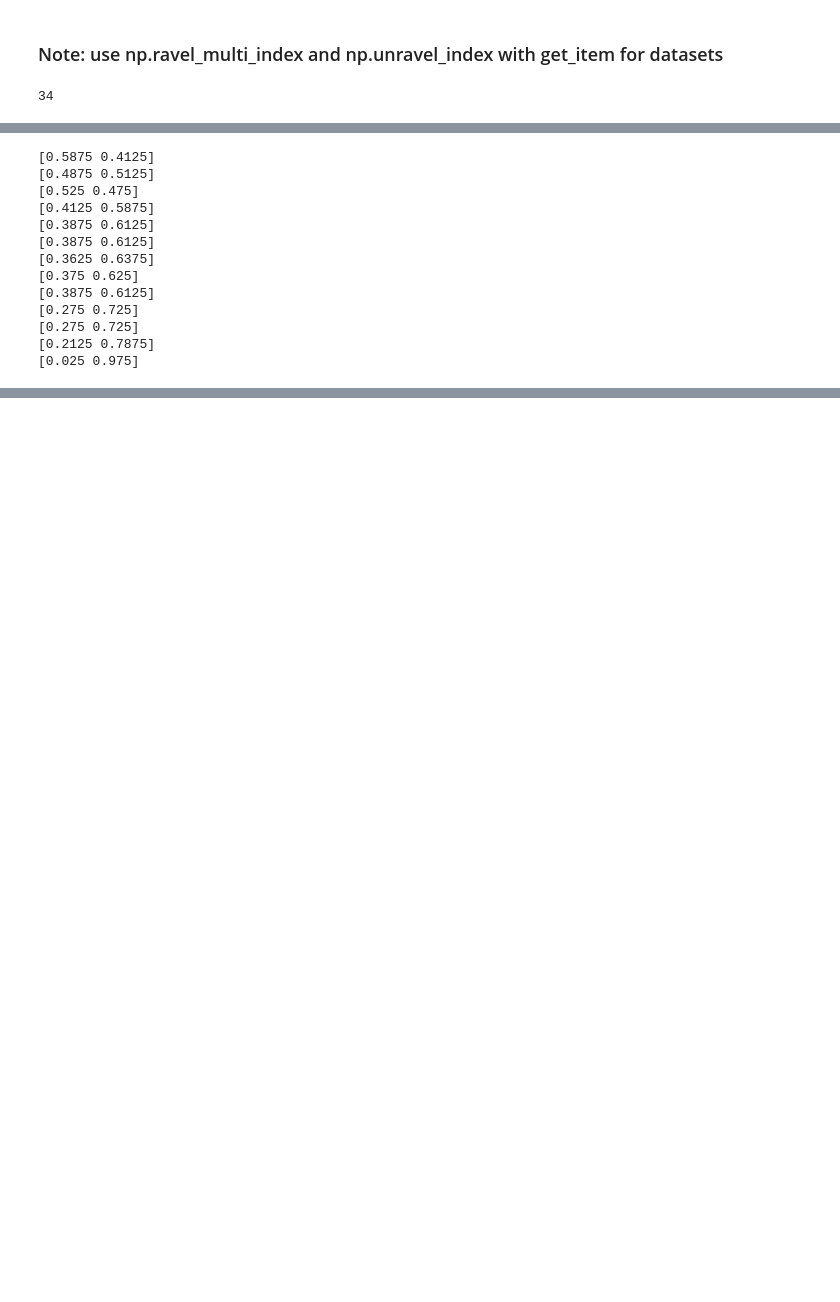
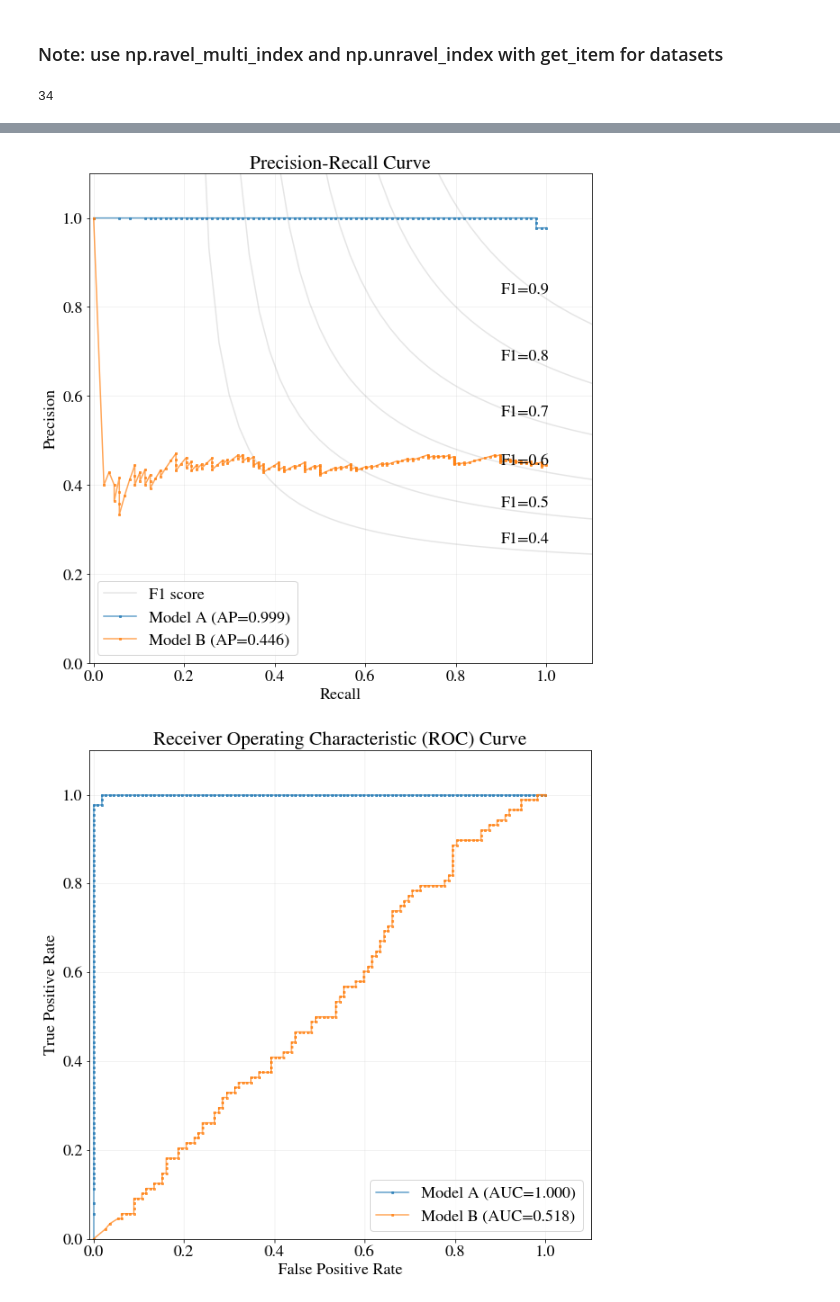
Before and after one commit to bernsblack/masters, a Jupyter notebook: notebook.ipynb, the cells around one changed output, grey strips where cells are left out. Saved outputs shown, nothing was run; the diff lists cells and outputs as text; code cells hidden in the pictures; blank space fills up the shorter version.

```diff
--- a/notebook.ipynb
+++ b/notebook.ipynb
@@ -293,48 +451,30 @@ loss_plotter.savefig(model_folder + "plot_train_val_loss.png")
-# %%
-for local_batch, local_labels in testing_generator:
-    print(inv_weights(local_labels))
-# %% [output]
-[0.5875 0.4125]
-[0.4875 0.5125]
-[0.525 0.475]
-[0.4125 0.5875]
-[0.3875 0.6125]
-[0.3875 0.6125]
-[0.3625 0.6375]
-[0.375 0.625]
-[0.3875 0.6125]
-[0.275 0.725]
-[0.275 0.725]
-[0.2125 0.7875]
-[0.025 0.975]
 # %%
-from sklearn.metrics import accuracy_score, precision_recall_curve, average_precision_score, roc_curve, roc_auc_score
-# Evaluation on test set
+
+# EVALUATE MODEL
 with torch.set_grad_enabled(False):
     # Transfer to GPU
     testing_losses = []
     y_true = []
     y_pred = []
     probas_pred = []
-    for local_batch, local_labels in testing_generator: # loop through is set does not fit in batch
+    for local_batch, local_labels in loaders.testing_generator:  # loop through is set does not fit in batch
         y_true.extend(local_labels.tolist())
         local_batch, local_labels = local_batch.to(device), local_labels.to(device)
         out = model(local_batch.float())
-        out = F.softmax(out,dim=1)
-        out_label = torch.argmax(out,dim=1)
+        out = F.softmax(out, dim=1)
+        out_label = torch.argmax(out, dim=1)
         y_pred.extend(out_label.tolist())
-        out_proba = out[:,1] # likelihood of crime is more general form - when comparing to moving averages
+        out_proba = out[:, 1]  # likelihood of crime is more general form - when comparing to moving averages
         probas_pred.extend(out_proba.tolist())
 
+acc = accuracy_score(y_true, y_pred)
+auc = roc_auc_score(y_true, probas_pred)
+ap = average_precision_score(y_true, probas_pred)
+log.info(f"Accuracy:\t\t {acc:.4f}")
+log.info(f"ROC AUC:\t\t {auc:.4f}")
+log.info(f"Average Precision:\t {ap:.4f}")
 
-acc = accuracy_score(y_true,y_pred)
-auc = roc_auc_score(y_true,probas_pred)
-ap = average_precision_score(y_true,probas_pred)
-print(f"Accuracy:\t\t {acc:.4f}")
-print(f"ROC AUC:\t\t {auc:.4f}")
-print(f"Average Prevision:\t {ap:.4f}")
-
-np.savez_compressed(model_folder + "evaluation_results.npz",
+np.savez_compressed(model_path + "evaluation_results.npz",
                     acc=acc,
                     auc=auc,
                     ap=ap,
@@ -344,10 +484,18 @@ np.savez_compressed(model_folder + "evaluation_results.npz",
 
 pr_plotter = PRCurvePlotter()
 pr_plotter.add_curve(y_true, probas_pred, label_name="Model A")
-pr_plotter.add_curve(y_true, np.roll(probas_pred,1), label_name="Model B")
-pr_plotter.savefig(model_folder + "plot_pr_curve.png")
+pr_plotter.add_curve(y_true, np.roll(probas_pred, 1), label_name="Model B")
+pr_plotter.show()
+#     pr_plotter.savefig(model_path + "plot_pr_curve.png")
 
 roc_plotter = ROCCurvePlotter()
 roc_plotter.add_curve(y_true, probas_pred, label_name="Model A")
-roc_plotter.add_curve(y_true, np.roll(probas_pred,10), label_name="Model B")
-roc_plotter.savefig(model_folder + "plot_roc_cruve.png")
+roc_plotter.add_curve(y_true, np.roll(probas_pred, 1), label_name="Model B")
+roc_plotter.show()
+#     roc_plotter.savefig(model_path + "plot_roc_curve.png")
+
+info["stop_time"] = strftime("%Y-%m-%dT%H:%M:%S")
+write_json(info, model_path + "info.json")
+
+log.info("=====================================END=====================================")
+# %% [output]
@@ -353,0 +505,2 @@ roc_plotter.savefig(model_folder + "plot_roc_cruve.png")
+[figure, added]
+[figure, added]
```
Also changed, not shown: parts of 41 cells of this notebook, 15 other files.
